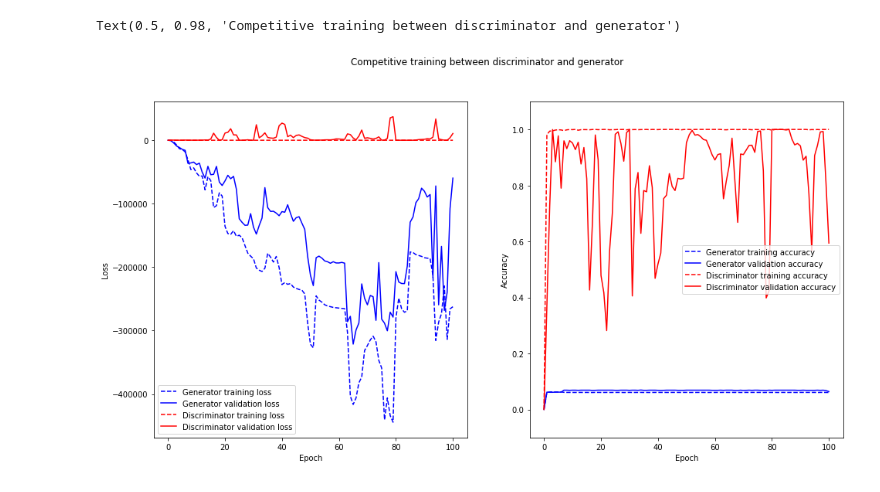
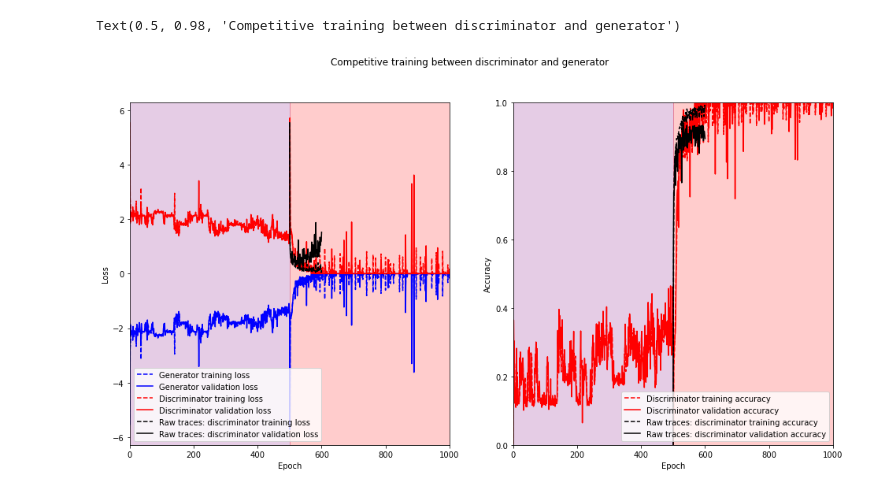
Before and after one commit to jimgammell/sca_defense, a Jupyter notebook: display_results.ipynb, the cells around one changed output. Saved outputs shown, nothing was run; the diff lists cells and outputs as text; code cells hidden in the pictures.

```diff
--- a/display_results.ipynb
+++ b/display_results.ipynb
@@ -5,6 +5,11 @@ import pickle
 with open(os.path.join('.', 'results', 'multigen_trial', 'results.pickle'), 'rb') as F:
     results = pickle.load(F)
 
+raw_trace_file = os.path.join('.', 'results', 'raw_trace_training', 'results.pickle')
+with open(raw_trace_file, 'rb') as F:
+    raw_trace_results = pickle.load(F)
+
 print(results.keys())
-print([results[k].keys() for k in results.keys()])
+print(raw_trace_results.keys())
+print([raw_trace_results[key].keys() for key in raw_trace_results.keys()])
 # %% [output]
@@ -54,34 +55,45 @@ Text(0.5, 0.98, 'Discriminator pretraining: predict key for raw traces')
 # %%
-gen_train_loss = results['generator']['train_loss']
-gen_valid_loss = results['generator']['val_loss']
-gen_train_acc = results['generator']['train_acc']
-gen_valid_acc = results['generator']['val_acc']
-disc_train_loss = results['discriminator']['train_loss']
-disc_valid_loss = results['discriminator']['val_loss']
-disc_train_acc = results['discriminator']['train_acc']
-disc_valid_acc = results['discriminator']['val_acc']
+rt_train_loss = raw_trace_results['discriminator']['pretrain_train_loss']
+rt_val_loss = raw_trace_results['discriminator']['pretrain_val_loss']
+rt_train_acc = raw_trace_results['discriminator']['pretrain_train_acc']
+rt_val_acc = raw_trace_results['discriminator']['pretrain_val_acc']
+
+gen_train_loss = results['gen_train_loss']
+gen_valid_loss = results['gen_val_loss']
+disc_train_loss = results['disc_train_loss']
+disc_valid_loss = results['disc_val_loss']
+disc_train_acc = results['disc_train_acc']
+disc_valid_acc = results['disc_val_acc']
 
 (fig, ax) = plt.subplots(1, 2, figsize=(16, 8))
 ax[0].plot(gen_train_loss, linestyle='--', color='blue', label='Generator training loss')
 ax[0].plot(gen_valid_loss, linestyle='-', color='blue', label='Generator validation loss')
 ax[0].plot(disc_train_loss, linestyle='--', color='red', label='Discriminator training loss')
 ax[0].plot(disc_valid_loss, linestyle='-', color='red', label='Discriminator validation loss')
-ax[1].plot(gen_train_acc, linestyle='--', color='blue', label='Generator training accuracy')
-ax[1].plot(gen_valid_acc, linestyle='-', color='blue', label='Generator validation accuracy')
 ax[1].plot(disc_train_acc, linestyle='--', color='red', label='Discriminator training accuracy')
 ax[1].plot(disc_valid_acc, linestyle='-', color='red', label='Discriminator validation accuracy')
+ax[0].plot(range(500, 500+len(rt_train_loss)), rt_train_loss, linestyle='--', color='black', label='Raw traces: discriminator training loss')
+ax[0].plot(range(500, 500+len(rt_val_loss)), rt_val_loss, linestyle='-', color='black', label='Raw traces: discriminator validation loss')
+ax[1].plot(range(500, 500+len(rt_train_acc)), rt_train_acc, linestyle='--', color='black', label='Raw traces: discriminator training accuracy')
+ax[1].plot(range(500, 500+len(rt_val_acc)), rt_val_acc, linestyle='-', color='black', label='Raw traces: discriminator validation accuracy')
+ax[0].axvspan(0, 500, color='purple', alpha=.2)
+ax[0].axvspan(500, 1000, color='red', alpha=.2)
+ax[1].axvspan(0, 500, color='purple', alpha=.2)
+ax[1].axvspan(500, 1000, color='red', alpha=.2)
 ax[0].set_xlabel('Epoch')
 ax[1].set_xlabel('Epoch')
 ax[0].set_ylabel('Loss')
 ax[1].set_ylabel('Accuracy')
 #ax[0].set_yscale('log')
-ax[1].set_ylim(-.1, 1.1)
+ax[0].set_xlim(0, 1000)
+ax[1].set_xlim(0, 1000)
+ax[1].set_ylim(0, 1)
 ax[0].legend()
 ax[1].legend()
 fig.suptitle('Competitive training between discriminator and generator')
 # %% [output]
 Text(0.5, 0.98, 'Competitive training between discriminator and generator')
-[figure, old version]
+[figure, new version]
 # %%
 disc_posttrain_train_loss = results['discriminator']['posttrain_train_loss']
 disc_posttrain_valid_loss = results['discriminator']['posttrain_val_loss']
```
Also changed, not shown: parts of 4 cells of this notebook, 6 other files.
